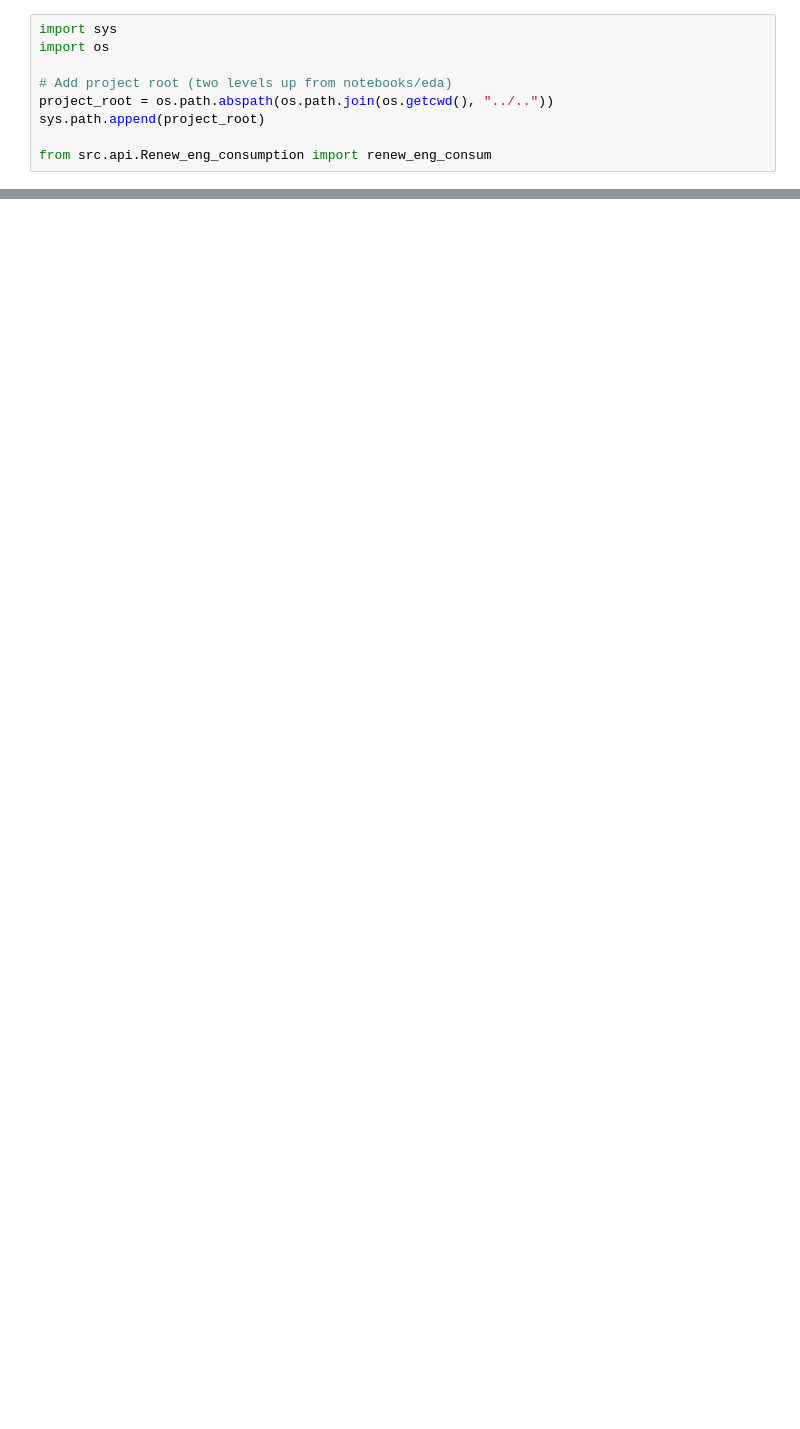
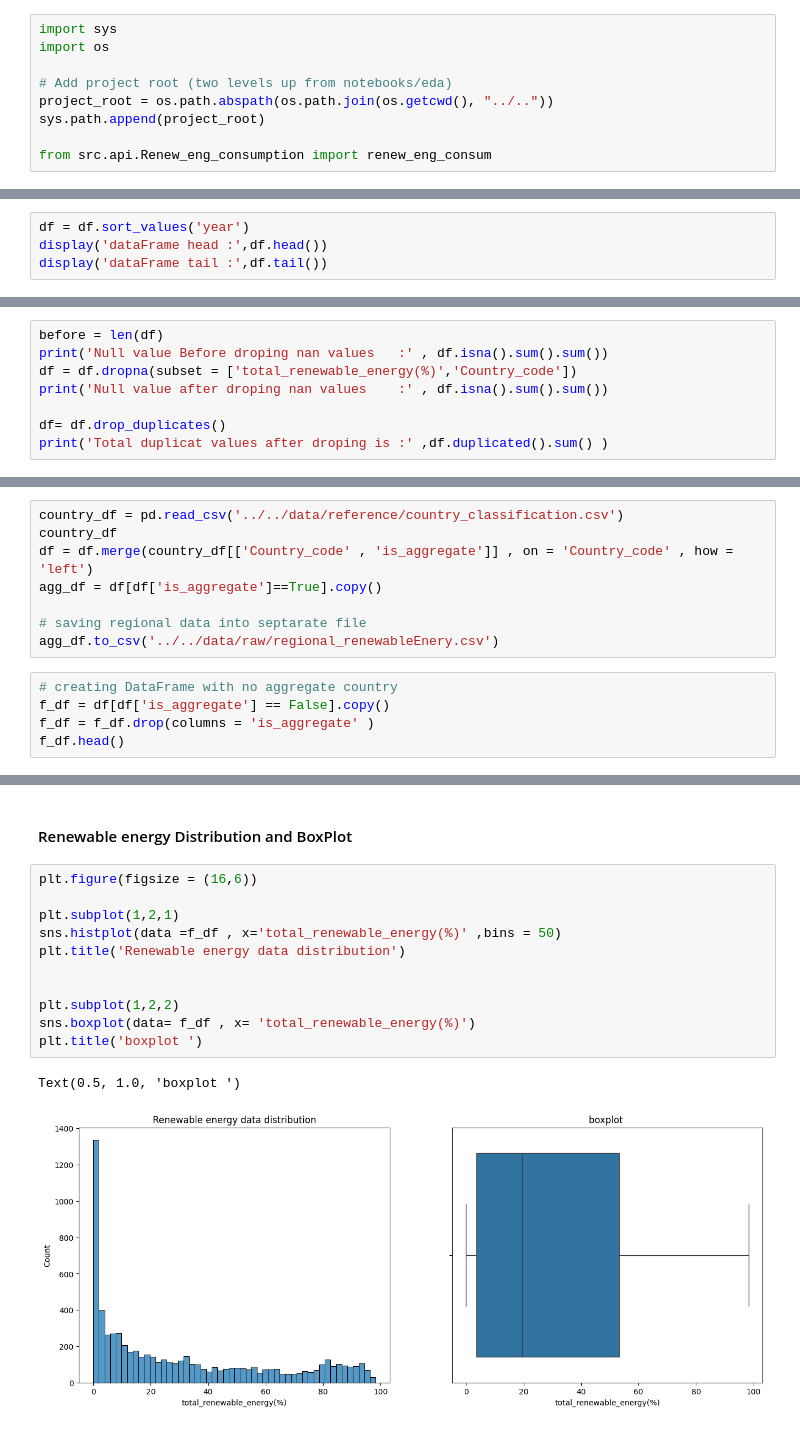
Before and after one commit to Aditya5235/global-climate-dashboard, a Jupyter notebook: notebooks/eda/Renew_eng_consumption.ipynb, the cells around one changed output, grey strips where cells are left out. Saved outputs shown, nothing was run; the diff lists cells and outputs as text; blank space fills up the shorter version.

Commit message:
Renewable_eng_consuption EDA complete

```diff
--- a/notebooks/eda/Renew_eng_consumption.ipynb
+++ b/notebooks/eda/Renew_eng_consumption.ipynb
@@ -36,0 +68,4 @@ df.head()
+# %%
+df = df.sort_values('year')
+display('dataFrame head :',df.head())
+display('dataFrame tail :',df.tail())
@@ -36,0 +231,8 @@ df.head()
+# %%
+before = len(df)
+print('Null value Before droping nan values   :' , df.isna().sum().sum())
+df = df.dropna(subset = ['total_renewable_energy(%)','Country_code'])
+print('Null value after droping nan values    :' , df.isna().sum().sum())
+
+df= df.drop_duplicates()
+print('Total duplicat values after droping is :' ,df.duplicated().sum() )
@@ -36,0 +259,13 @@ df.head()
+# %%
+country_df = pd.read_csv('../../data/reference/country_classification.csv')
+country_df
+df = df.merge(country_df[['Country_code' , 'is_aggregate']] , on = 'Country_code' , how = 'left')
+agg_df = df[df['is_aggregate']==True].copy()
+
+# saving regional data into septarate file
+agg_df.to_csv('../../data/raw/regional_renewableEnery.csv')
+# %%
+# creating DataFrame with no aggregate country
+f_df = df[df['is_aggregate'] == False].copy()
+f_df = f_df.drop(columns = 'is_aggregate' )
+f_df.head()
@@ -36,0 +281,16 @@ df.head()
+# %% [markdown]
+#### Renewable energy Distribution and BoxPlot
+# %%
+plt.figure(figsize = (16,6))
+
+plt.subplot(1,2,1)
+sns.histplot(data =f_df , x='total_renewable_energy(%)' ,bins = 50)
+plt.title('Renewable energy data distribution')
+
+
+plt.subplot(1,2,2)
+sns.boxplot(data= f_df , x= 'total_renewable_energy(%)')
+plt.title('boxplot ')
+# %% [output]
+Text(0.5, 1.0, 'boxplot ')
+[figure, added]
```
Also changed, not shown: parts of 63 cells of this notebook, 17 other files.
